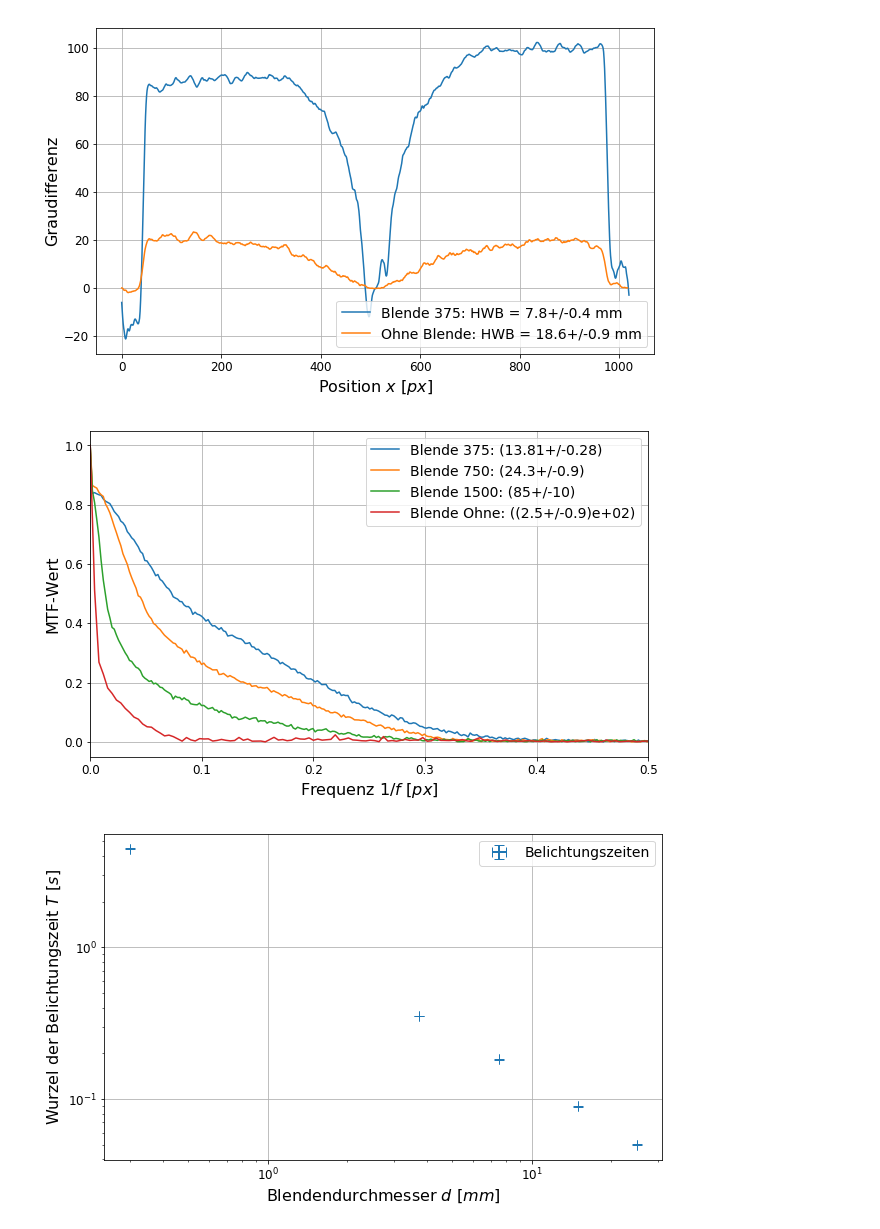
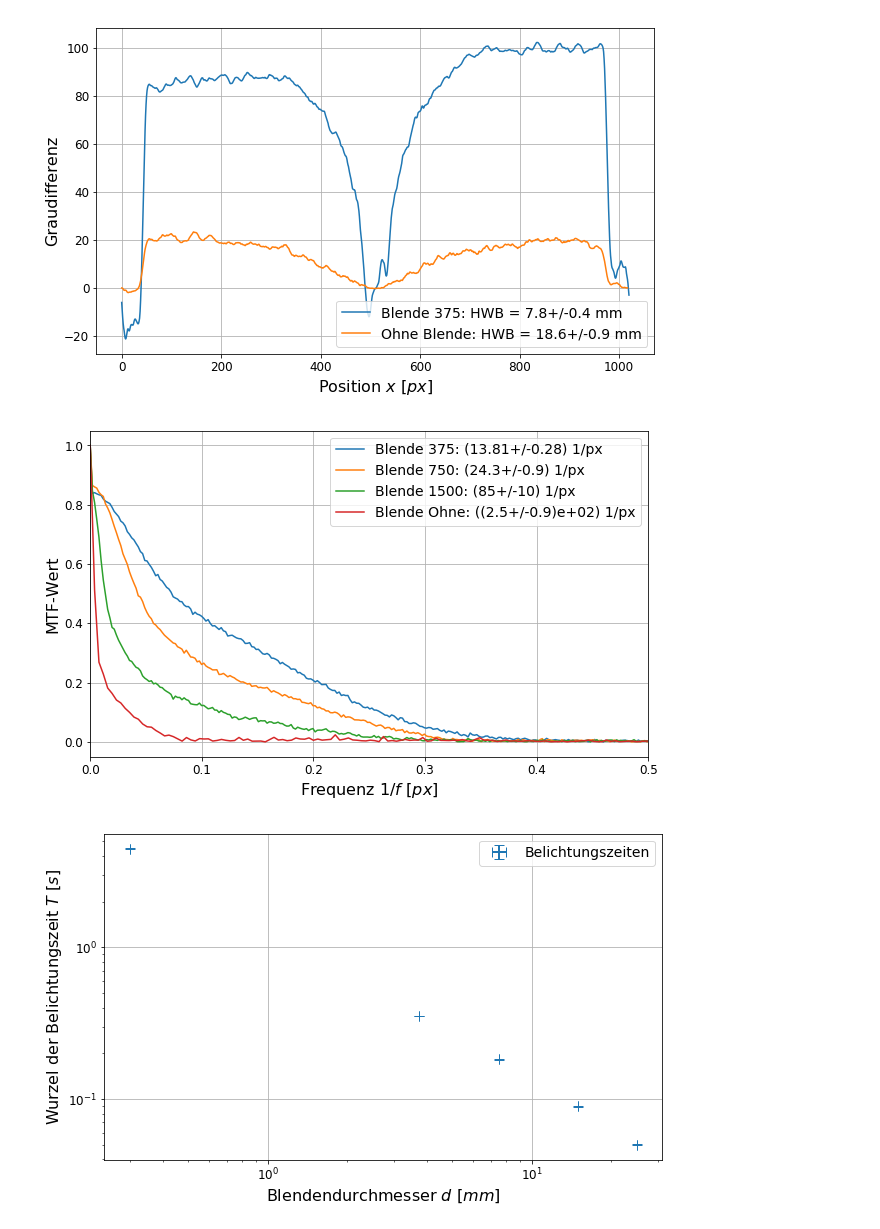
Before and after one commit to dfb159/Studium, a Jupyter notebook: Exp1/Versuchsbericht 22 - O6/11Mi_O6_05_07_2018.ipynb, the cells around one changed output. Drawn from its saved outputs; the diff is of its cells as text; code cells hidden in the pictures.

```diff
--- a/Exp1/Versuchsbericht 22 - O6/11Mi_O6_05_07_2018.ipynb
+++ b/Exp1/Versuchsbericht 22 - O6/11Mi_O6_05_07_2018.ipynb
@@ -411,25 +411,25 @@ for (b, data)  in zip(blende, mtfKante):
 # %%
 # Diagramm mtfStufen2
 
 fig=plt.figure(figsize=fig_size)
 #ax = plt.gca()
 #color = next(ax._get_lines.prop_cycler)['color']
 
 for (b, data, kH)  in zip(blende, mtfKante, kHalbe2):
     xdata, ydata = data
-    plt.plot(unv(xdata), unv(ydata), label='Blende %s: (%s)'%(b, 1/kH))
+    plt.plot(unv(xdata), unv(ydata), label='Blende %s: (%s) 1/px'%(b, 1/kH))
 
 plt.xlim(0,0.5)
 plt.legend(prop={'size':fig_legendsize})
 plt.grid()
 plt.tick_params(labelsize=fig_labelsize)
 plt.xlabel("Frequenz $1/f$ [$px$]", {'fontsize':fig_legendsize+2})
 plt.ylabel("MTF-Wert", {'fontsize': fig_legendsize+2})
 #plt.yticks([])
 plt.savefig("data/MTFKanteLinsen.pdf")
 plt.show()
 # %% [output]
-[figure, old version]
+[figure, new version]
 # %%
 # Diagramm mtfStufen2
 
```
Also changed, not shown: parts of 1 cell of this notebook, 8 other files.
